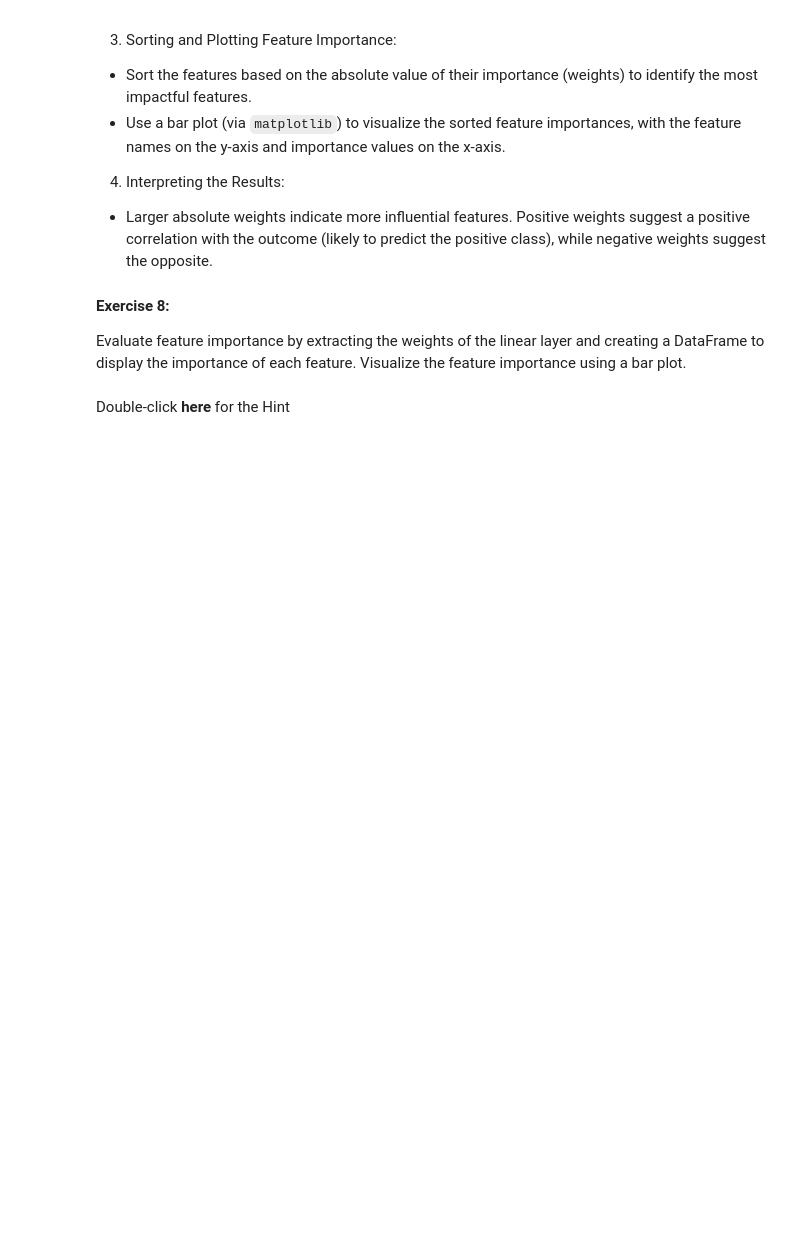
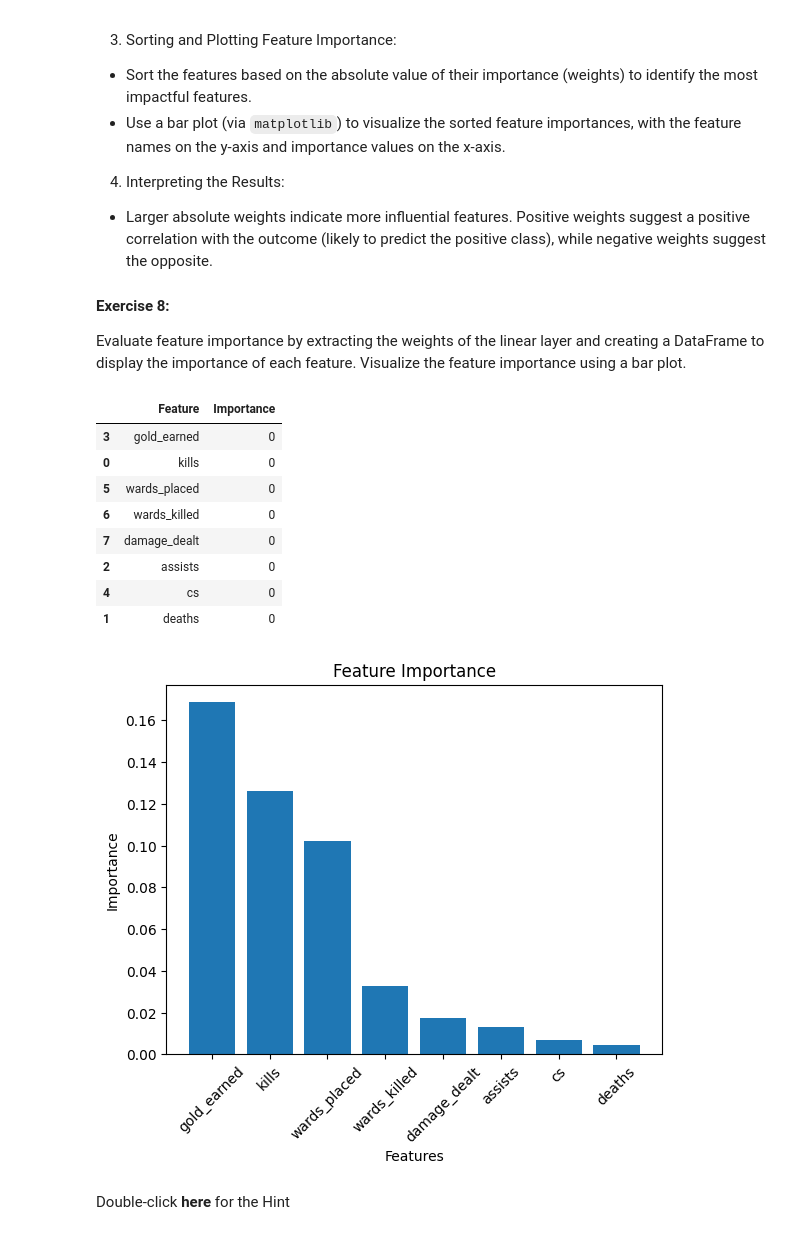
Before and after one commit to dcardonav/dl-ibm-keras, a Jupyter notebook: notebooks/pytorch/Final Project League of Legends Match Predictor.ipynb, the cells around one changed output. Saved outputs shown, nothing was run; the diff lists cells and outputs as text; code cells hidden in the pictures; blank space fills up the shorter version.

```diff
--- a/notebooks/pytorch/Final Project League of Legends Match Predictor.ipynb
+++ b/notebooks/pytorch/Final Project League of Legends Match Predictor.ipynb
@@ -354,0 +475,23 @@ Write code to save the trained model and reload it. Ensure the loaded model perf
+# %%
+## Write your code here
+# Save the model
+torch.save(model.state_dict(), 'model.pth')
+
+# Load the model
+model_loaded = LogisticRegresssionModel(input_dim=X_train.shape[1])
+model_loaded.load_state_dict(torch.load('model.pth'))
+
+# Ensure the loaded model is in evaluation mode
+model_loaded.eval()
+
+# Evaluate the loaded model
+model.eval()
+test_loss = 0.0
+with torch.no_grad():
+    for X_batch, y_batch in test_loader:
+        test_outputs = model(X_batch)
+        loss = criterion(test_outputs.view(-1, 1), y_batch.view(-1, 1))
+        test_loss += loss.item()
+
+test_loss /= len(test_loader)
+print(f'Test Loss: {test_loss:.4f}')
@@ -406,14 +593,39 @@ Evaluate feature importance by extracting the weights of the linear layer and cr
 # %%
 ## Write your code here
 
 import pandas as pd
 import matplotlib.pyplot as plt
 
 # Extract the weights of the linear layer
 ## Write your code here
 
+weights = model.linear.weight.data.numpy().flatten()
+features = X.columns
+
 # Create a DataFrame for feature importance
 ## Write your code here
+feature_importance = pd.DataFrame({'Feature': features, 'Importance': weights})
+feature_importance.Importance = feature_importance.Importance.abs()
+feature_importance = feature_importance.sort_values(by='Importance', ascending=False)
+display(feature_importance)
+
+plt.bar(feature_importance['Feature'], feature_importance['Importance'])
+plt.xlabel('Features')
+plt.ylabel('Importance')
+plt.title('Feature Importance')
+plt.xticks(rotation=45)
+plt.show()
+# %% [output]
+|  | Feature | Importance |
+| 3 | gold_earned | 0 |
+| 0 | kills | 0 |
+| 5 | wards_placed | 0 |
+| 6 | wards_killed | 0 |
+| 7 | damage_dealt | 0 |
+| 2 | assists | 0 |
+| 4 | cs | 0 |
+| 1 | deaths | 0 |
+[figure, added]
 # %% [markdown]
 Double-click <b>here</b> for the Hint
 <!--
```
Also changed, not shown: parts of 15 cells of this notebook, 2 other files.
